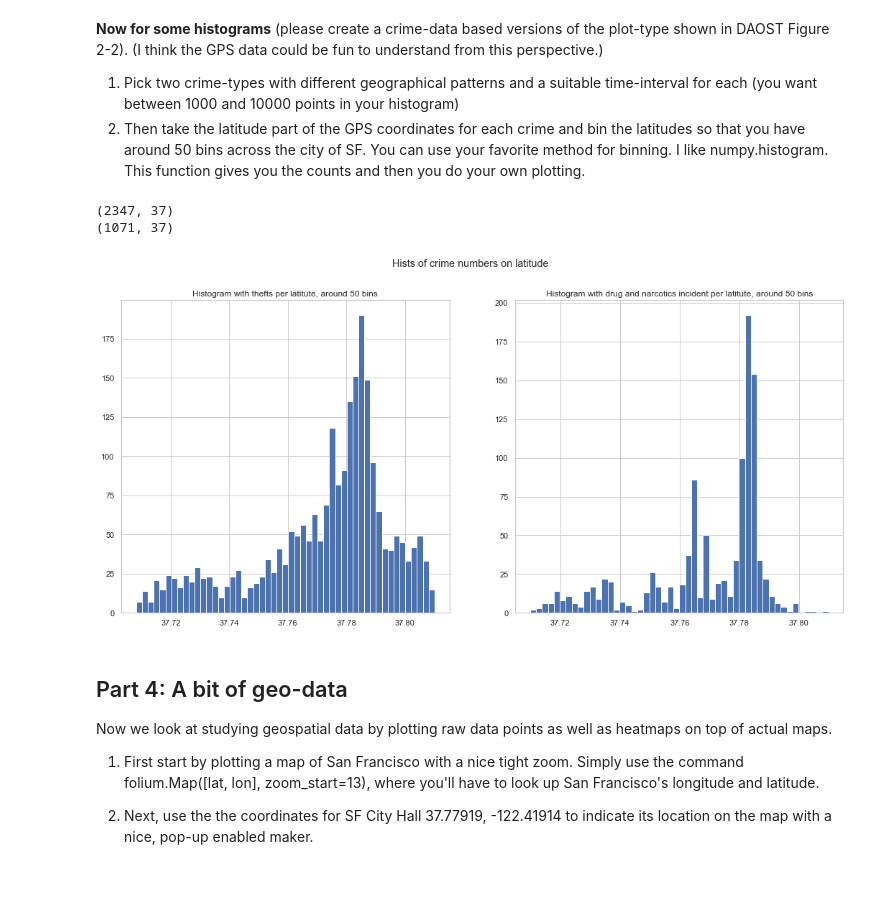
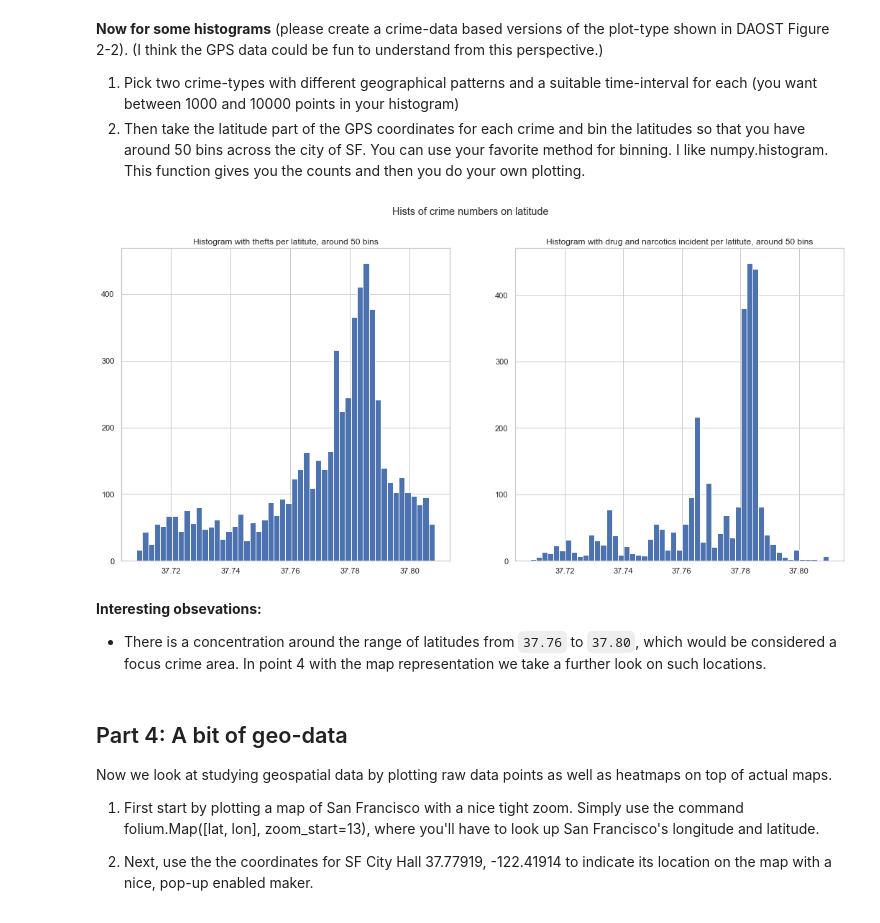
Before and after one commit to jmarinllao/SocialData, a Jupyter notebook: Assignment1_Merge.ipynb, the cells around one changed output. Saved outputs shown, nothing was run; the diff lists cells and outputs as text; code cells hidden in the pictures; blank space fills up the shorter version.

```diff
--- a/Assignment1_Merge.ipynb
+++ b/Assignment1_Merge.ipynb
@@ -13,7 +13,7 @@ import numpy as np
 import seaborn as sns
 import folium
 # %%
-crime_data = pd.read_csv("Police_Department_Incident_Reports__Historical_2003_to_May_2018.csv.part",index_col = 0,low_memory=False)
+crime_data = pd.read_csv("Police_Department_Incident_Reports__Historical_2003_to_May_2018.csv",index_col = 0,low_memory=False)
 
 crime_data.drop(crime_data.tail(5).index,inplace=True) # Remove final error
 
@@ -274,36 +293,29 @@ jitterPlt = sns.stripplot(x=selData["Time"]).set_title("Distribution of crimes b
 **Now for some histograms** (please create a crime-data based versions of the plot-type shown in DAOST Figure 2-2). (I think the GPS data could be fun to understand from this perspective.)
 1) Pick two crime-types with different geographical patterns and a suitable time-interval for each (you want between 1000 and 10000 points in your histogram)
 2) Then take the latitude part of the GPS coordinates for each crime and bin the latitudes so that you have around 50 bins across the city of SF. You can use your favorite method for binning. I like numpy.histogram. This function gives you the counts and then you do your own plotting.
-# %%
-crimes=["LARCENY/THEFT","DRUG/NARCOTIC"]
-
-crime_data[crime_data_time_filter & crime_data_categories_filter]
-
-selData1=crime_data[crime_data["Category"]==crimes[0]]
-selData1=selData1[ (selData1["Date"]<"2004-04-01") & (selData1["Date"]>="2004-01-01") ]#2 months period
-print(selData1.shape)#ho 3035 dats punti
-
-selData2=crime_data[crime_data["Category"]==crimes[1]]
-selData2=selData2[ (selData2["Date"]<"2004-04-01") & (selData2["Date"]>="2004-01-01") ]#2 months period
-print(selData2.shape)#ho 1396 data points
-
-selData1=selData1[selData1["Y"]<90]#I have 1 outlier maybe an error of a police officer
-selData2=selData2[selData2["Y"]<90]#I have 1 outlier maybe an error of a police officer
-# %% [output]
-(2347, 37)
-(1071, 37)
+# %%
+crime_data_time_filter = crime_data["Date"].between('2004-01-01', '2004-04-01')
+
+crime_data_time_drug=crime_data[(crime_data["Category"]=='DRUG/NARCOTIC') & crime_data_time_filter]
+crime_data_time_theft=crime_data[(crime_data["Category"]=='LARCENY/THEFT') & crime_data_time_filter]
+# %%
+crime_data_time_drug=crime_data_time_drug[crime_data_time_drug["Y"]<90]# We have detected 1 outlier maybe an error of a police officer
+crime_data_time_theft=crime_data_time_theft[crime_data_time_theft["Y"]<90]# We have detected 1 outlier maybe an error of a police officer
 # %%
 fig, (ax1, ax2) = plt.subplots(1, 2,figsize=(18,8))
 fig.suptitle('Hists of crime numbers on latitude')
-ax1.hist(selData1["Y"], bins=np.arange(selData1["Y"].min(),selData1["Y"].max(),0.002))  # arguments are passed to np.histogram
+ax1.hist(crime_data_time_theft["Y"], bins=np.arange(crime_data_time_drug["Y"].min(),crime_data_time_theft["Y"].max(),0.002))  # arguments are passed to np.histogram
 ax1.set_title("Histogram with thefts per latitute, around 50 bins")
 
-ax2.hist(selData2["Y"], bins=np.arange(selData2["Y"].min(),selData2["Y"].max(),0.002))  # arguments are passed to np.histogram
+ax2.hist(crime_data_time_drug["Y"], bins=np.arange(crime_data_time_theft["Y"].min(),crime_data_time_drug["Y"].max(),0.002))  # arguments are passed to np.histogram
 ax2.set_title("Histogram with drug and narcotics incident per latitute, around 50 bins")
 
 plt.show()
 # %% [output]
-[figure, old version]
+[figure, new version]
+# %% [markdown]
+**Interesting obsevations:**
+* There is a concentration around the range of latitudes from `37.76` to `37.80`, which would be considered a focus crime area. In point 4 with the map representation we take a further look on such locations.
 # %% [markdown]
 ## Part 4: A bit of geo-data
 Now we look at studying geospatial data by plotting raw data points as well as heatmaps on top of actual maps.
```
Also changed, not shown: parts of 20 cells of this notebook.
